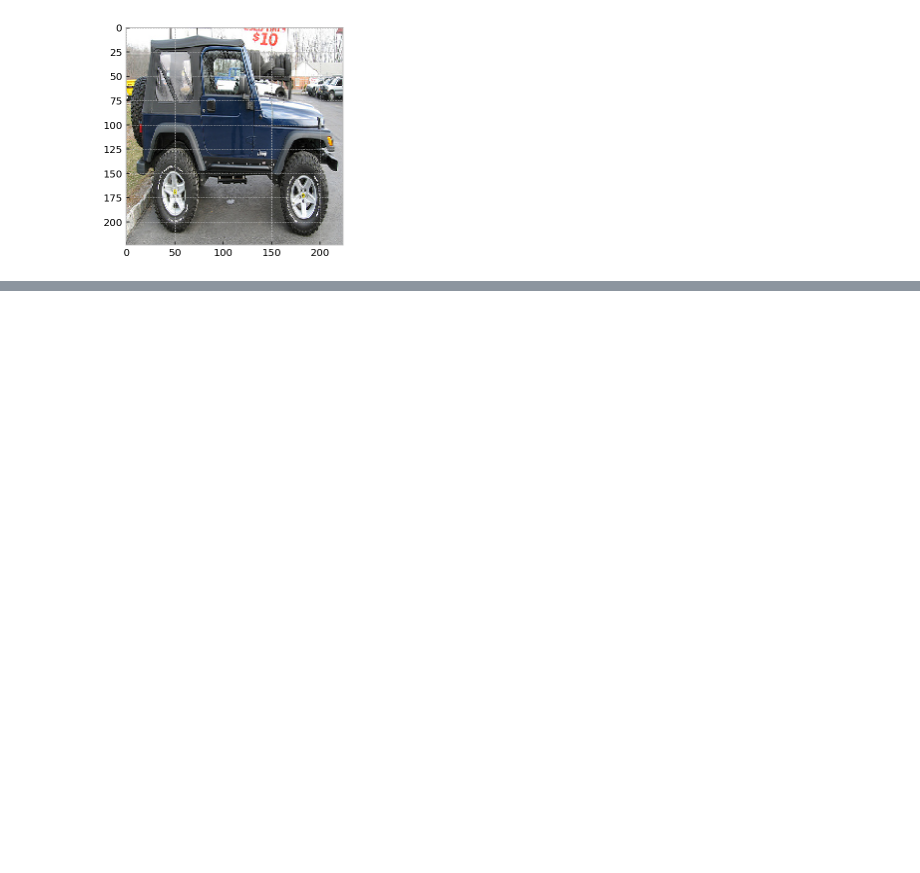
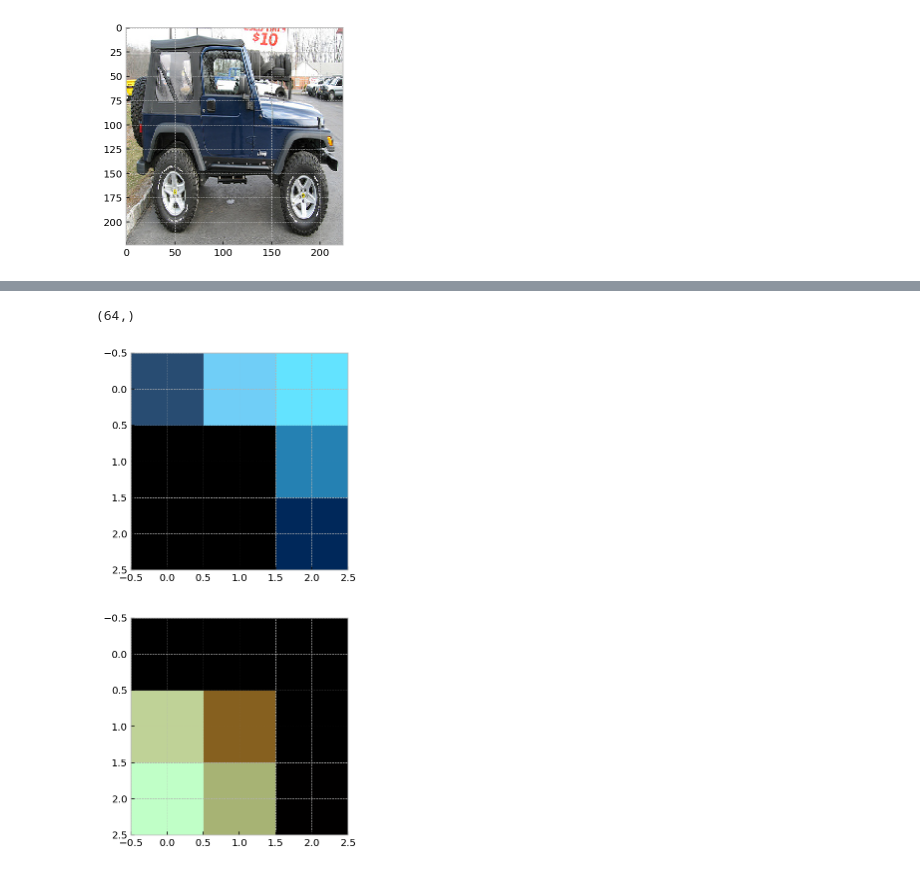
Before and after one commit to maraur/DAT340, a Jupyter notebook: Assignment 5/Code.ipynb, the cells around one changed output, grey strips where cells are left out. Drawn from its saved outputs; the diff is of its cells as text; code cells hidden in the pictures; blank space fills up the shorter version.

Commit message:
Some work to part 4, I think...

```diff
--- a/Assignment 5/Code.ipynb
+++ b/Assignment 5/Code.ipynb
@@ -213,0 +237,33 @@ Epoch 10/10
+# %%
+first_layer_weights = vggmodel.get_weights()[0]
+first_layer_weights.shape
+print(vggmodel.get_weights()[1].shape)
+# %% [output]
+(64,)
+# %%
+def kernel_image(weights, i, positive):
+
+    # extract the convolutional kernel at position i
+    k = weights[:,:,:,i].copy()
+    if not positive:
+        k = -k
+
+    # clip the values: if we're looking for positive
+    # values, just keep the positive part; vice versa
+    # for the negative values.
+    k *= k > 0
+
+    # rescale the colors, to make the images less dark
+    m = k.max()
+    if m > 1e-3:
+        k /= m
+
+    return k
+# %%
+plt.imshow(kernel_image(vggmodel.get_weights()[0], 7, True))
+plt.show()
+plt.imshow(kernel_image(vggmodel.get_weights()[0], 7, False))
+plt.show()
+# %% [output]
+[figure, added]
+[figure, added]
```
Also changed, not shown: parts of 12 cells of this notebook.
